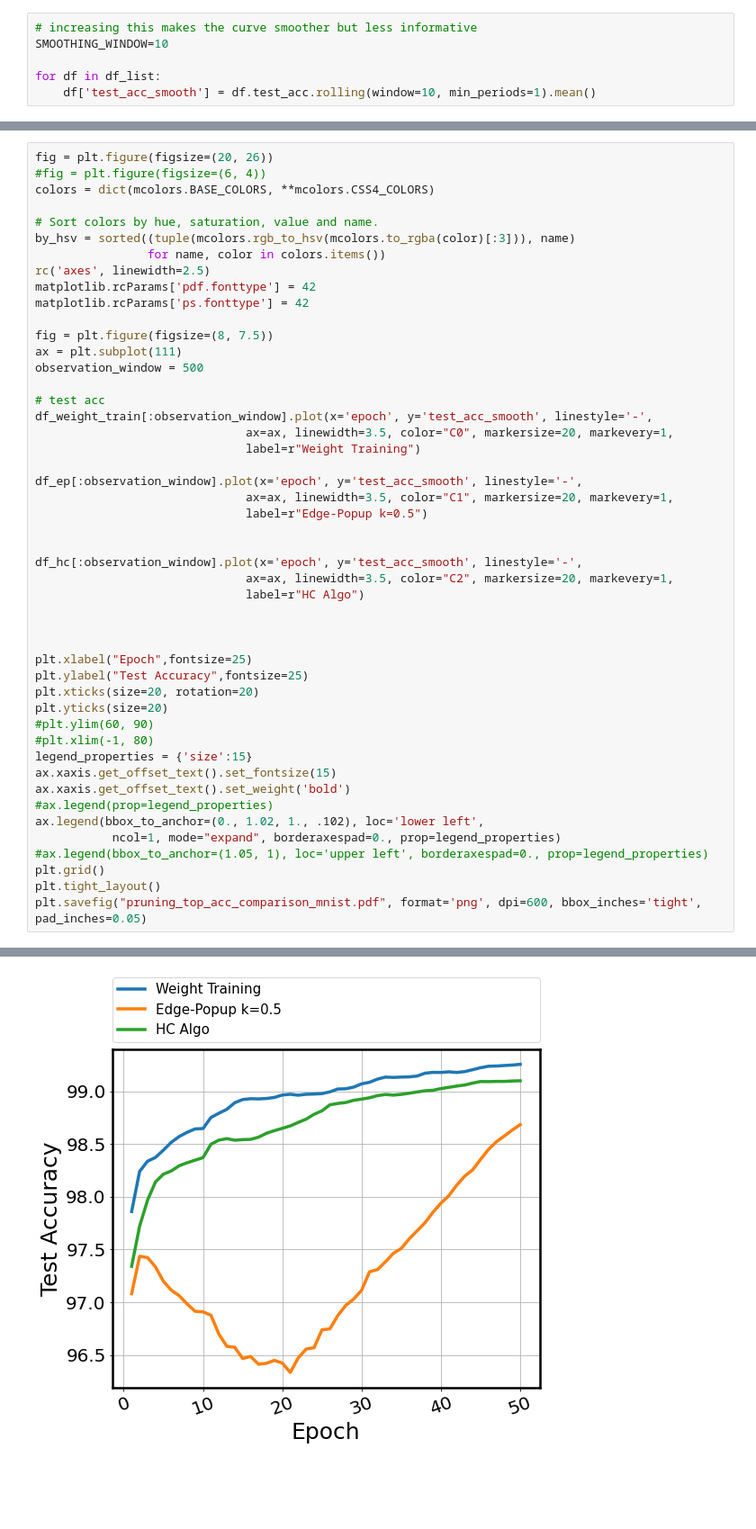
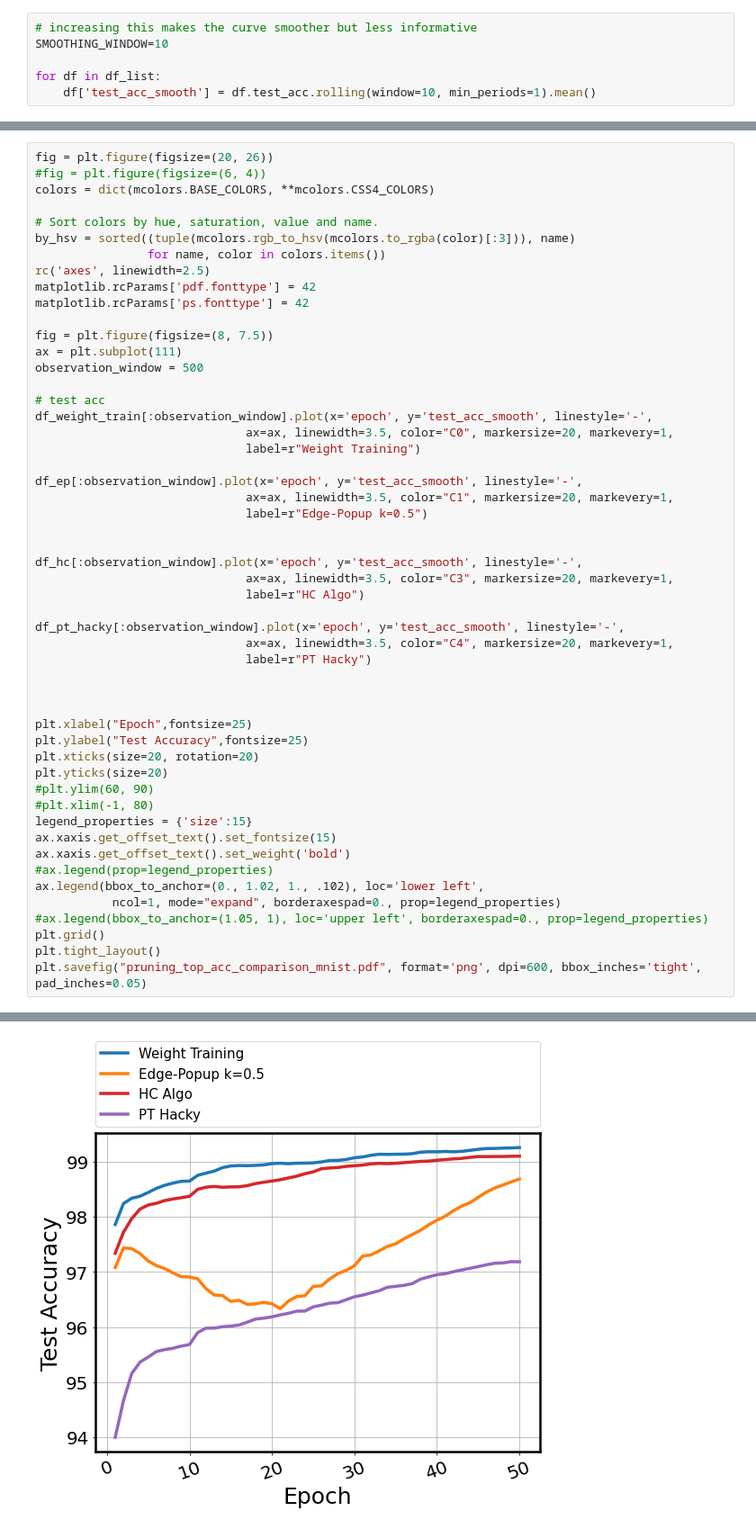
Before and after one commit to ksreenivasan/pruning_is_enough, a Jupyter notebook: plotting_things.ipynb, the cells around one changed output, grey strips where cells are left out. Shown: that part at 90% size. Cells and saved outputs as stored; diff of their text form; blank space fills up the shorter version.

Commit message:
cifar plotting code

```diff
--- a/plotting_things.ipynb
+++ b/plotting_things.ipynb
@@ -133,35 +133,39 @@ df_weight_train[:observation_window].plot(x='epoch', y='test_acc_smooth', linest
                               label=r"Weight Training")
 
 df_ep[:observation_window].plot(x='epoch', y='test_acc_smooth', linestyle='-',
                               ax=ax, linewidth=3.5, color="C1", markersize=20, markevery=1,
                               label=r"Edge-Popup k=0.5")
 
 
 df_hc[:observation_window].plot(x='epoch', y='test_acc_smooth', linestyle='-',
-                              ax=ax, linewidth=3.5, color="C2", markersize=20, markevery=1,
+                              ax=ax, linewidth=3.5, color="C3", markersize=20, markevery=1,
                               label=r"HC Algo")
+
+df_pt_hacky[:observation_window].plot(x='epoch', y='test_acc_smooth', linestyle='-',
+                              ax=ax, linewidth=3.5, color="C4", markersize=20, markevery=1,
+                              label=r"PT Hacky")
 
 
 
 plt.xlabel("Epoch",fontsize=25)
 plt.ylabel("Test Accuracy",fontsize=25)
 plt.xticks(size=20, rotation=20)
 plt.yticks(size=20)
 #plt.ylim(60, 90)
 #plt.xlim(-1, 80)
 legend_properties = {'size':15}
 ax.xaxis.get_offset_text().set_fontsize(15)
 ax.xaxis.get_offset_text().set_weight('bold')
 #ax.legend(prop=legend_properties)
 ax.legend(bbox_to_anchor=(0., 1.02, 1., .102), loc='lower left',
            ncol=1, mode="expand", borderaxespad=0., prop=legend_properties)
 #ax.legend(bbox_to_anchor=(1.05, 1), loc='upper left', borderaxespad=0., prop=legend_properties)
 plt.grid()
 plt.tight_layout()
 plt.savefig("pruning_top_acc_comparison_mnist.pdf", format='png', dpi=600, bbox_inches='tight', pad_inches=0.05)
 # %% [output]
 <Figure size 1440x1872 with 0 Axes>
-[figure, old version]
+[figure, new version]
 # %%
 fig = plt.figure(figsize=(20, 26))
 #fig = plt.figure(figsize=(6, 4))
```
Also changed, not shown: parts of 5 cells of this notebook.
